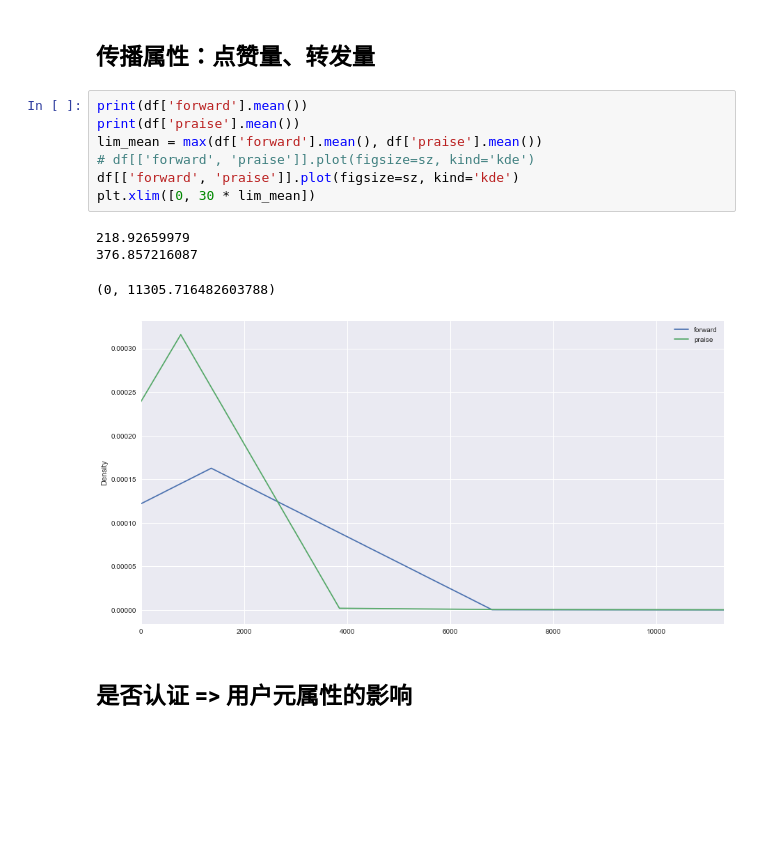
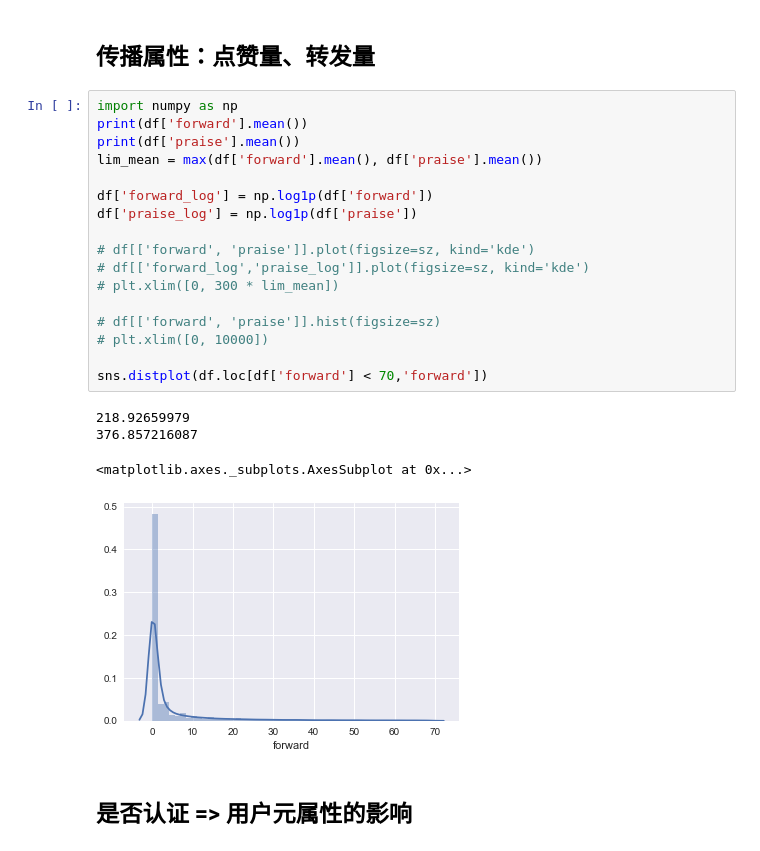
Before and after one commit to Ivan12138/RumorDataAnalysis, a Jupyter notebook: mongo_script/Data Analysis.ipynb, the cells around one changed output. Cells and saved outputs as stored; diff of their text form; blank space fills up the shorter version.

```diff
--- a/mongo_script/Data Analysis.ipynb
+++ b/mongo_script/Data Analysis.ipynb
@@ -181,17 +186,27 @@ plt.ylim([0, 50 * df['userFanCount'].mean()])
 # %% [markdown]
 ## 传播属性：点赞量、转发量
 # %%
+import numpy as np
 print(df['forward'].mean())
 print(df['praise'].mean())
 lim_mean = max(df['forward'].mean(), df['praise'].mean())
+
+df['forward_log'] = np.log1p(df['forward'])
+df['praise_log'] = np.log1p(df['praise'])
+
 # df[['forward', 'praise']].plot(figsize=sz, kind='kde')
-df[['forward', 'praise']].plot(figsize=sz, kind='kde')
-plt.xlim([0, 30 * lim_mean])
+# df[['forward_log','praise_log']].plot(figsize=sz, kind='kde')
+# plt.xlim([0, 300 * lim_mean])
+
+# df[['forward', 'praise']].hist(figsize=sz)
+# plt.xlim([0, 10000])
+
+sns.distplot(df.loc[df['forward'] < 70,'forward'])
 # %% [output]
 218.92659979
 376.857216087
-(0, 11305.716482603788)
+<matplotlib.axes._subplots.AxesSubplot at 0x...>
-[figure, old version]
+[figure, new version]
 # %% [markdown]
 ## 是否认证 => 用户元属性的影响
 # %% [markdown]
```
Also changed, not shown: parts of 2 cells of this notebook, 3 other files.
